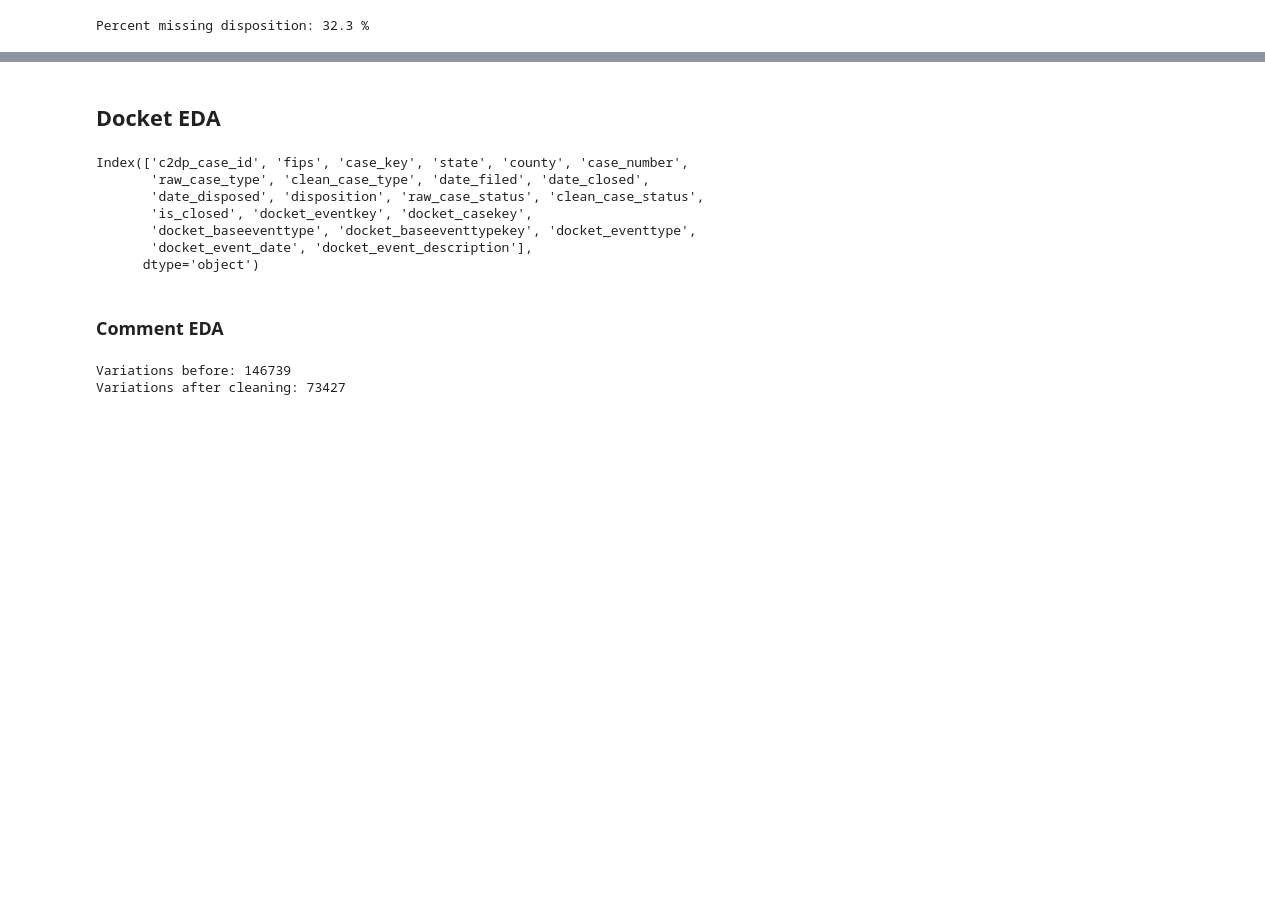
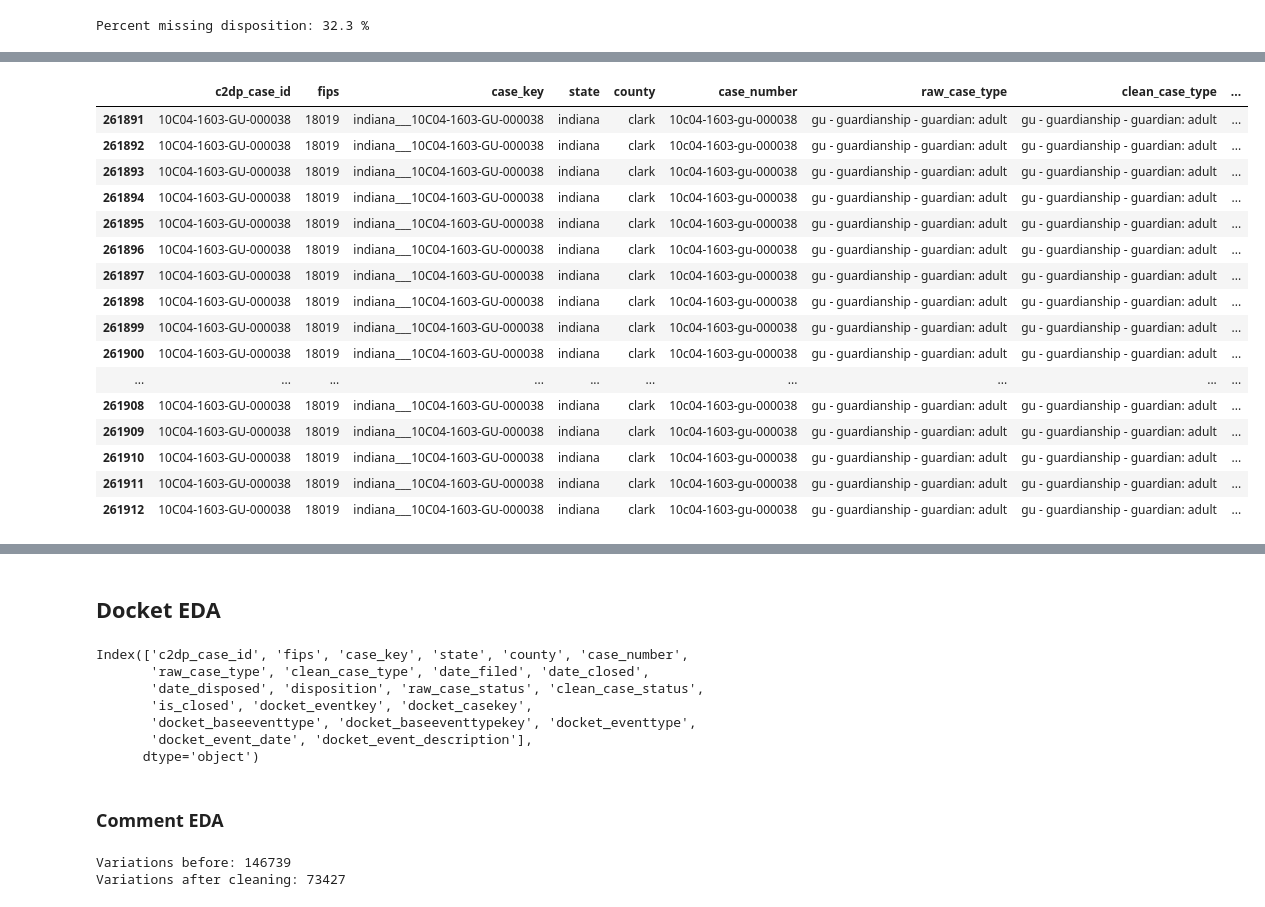
Before and after one commit to rcarroll901/data-driven-justice, a Jupyter notebook: projects/hhs/analysis/indiana-agc-eda.ipynb, the cells around one changed output, grey strips where cells are left out. Cells and saved outputs as stored; diff of their text form; code cells hidden in the pictures; blank space fills up the shorter version.

Commit message:
checkpoint for HHS analysis

```diff
--- a/projects/hhs/analysis/indiana-agc-eda.ipynb
+++ b/projects/hhs/analysis/indiana-agc-eda.ipynb
@@ -22,3 +39,20 @@ missing_outcome_casenums = cdf[~cdf.guardianship_approved & ~cdf.guardianship_de
 print('Percent missing disposition:', round(len(missing_outcome_casenums)/cdf.shape[0]*100, 1), '%')
 # %% [output]
 Percent missing disposition: 32.3 %
+# %%
+def clean_text(df, colname):
+    space_replace_list = ['\n', '\/']
+    for sp in space_replace_list:
+        df[colname] = df[colname].str.replace(sp, ' ', regex=True)
+    df[colname] = df[colname].str.replace("[^A-Za-z ]", '', regex=True)
+    df[colname] = df[colname].str.replace("\s+", ' ', regex=True)
+    df[colname] = df[colname].str.replace(" co\s+", ' co', regex=True)
+    return df[colname].str.strip().str.lower()
+
+ddf['combined_docket_event_description'] = ddf['docket_event_description'].fillna('') + ' ' + ddf['docket_event_comment'].fillna('')
+ddf['combined_docket_event_description'] = clean_text(ddf, 'combined_docket_event_description')
+
+vardf = pd.read_csv('~/Downloads/indiana_2024_variables.csv')
+vardf['value'] = clean_text(vardf, 'value')
+var_dicts = vardf.to_dict('records')
+var_cols = vardf[~vardf.value.isnull()].varname.unique().tolist()
@@ -24,0 +67,17 @@ Percent missing disposition: 32.3 %
+# %%
+check_values = lambda val: (ddf.docket_event_description.str.lower() == val) | ddf.docket_event_comment.str.lower().str.contains(val)
+check_partial_values = lambda val: (ddf.combined_docket_event_description.str.lower().str.contains(val, na=False))
+
+for var in var_dicts:
+    if var['varname'] and (var['value'] == var['value']):
+        try:
+            val = var['value'].lower().strip()
+            ddf[var['varname']] = check_partial_values(val)
+            print(var['varname'], var['value'], ddf[var['varname']].sum())
+        except:
+            print('ERROR', var['value'])
+
+summed_cases = ddf.groupby('case_number')[var_cols].sum().reset_index()
+cdf_merge = cdf.merge(summed_cases, on='case_number', how='left')
+
+keyword_cols = lambda val: [c for c in cdf_merge.columns if c.startswith(val) and val + '_' not in c]
@@ -24,0 +153,20 @@ Percent missing disposition: 32.3 %
+# %%
+ddf[ddf.case_number == '10C04-1603-GU-000038'.lower()]
+# %% [output]
+|  | c2dp_case_id | fips | case_key | state | county | case_number | raw_case_type | clean_case_type | ... |
+| 261891 | 10C04-1603-GU-000038 | 18019 | indiana___10C04-1603-GU-000038 | indiana | clark | 10c04-1603-gu-000038 | gu - guardianship - guardian: adult | gu - guardianship - guardian: adult | ... |
+| 261892 | 10C04-1603-GU-000038 | 18019 | indiana___10C04-1603-GU-000038 | indiana | clark | 10c04-1603-gu-000038 | gu - guardianship - guardian: adult | gu - guardianship - guardian: adult | ... |
+| 261893 | 10C04-1603-GU-000038 | 18019 | indiana___10C04-1603-GU-000038 | indiana | clark | 10c04-1603-gu-000038 | gu - guardianship - guardian: adult | gu - guardianship - guardian: adult | ... |
+| 261894 | 10C04-1603-GU-000038 | 18019 | indiana___10C04-1603-GU-000038 | indiana | clark | 10c04-1603-gu-000038 | gu - guardianship - guardian: adult | gu - guardianship - guardian: adult | ... |
+| 261895 | 10C04-1603-GU-000038 | 18019 | indiana___10C04-1603-GU-000038 | indiana | clark | 10c04-1603-gu-000038 | gu - guardianship - guardian: adult | gu - guardianship - guardian: adult | ... |
+| 261896 | 10C04-1603-GU-000038 | 18019 | indiana___10C04-1603-GU-000038 | indiana | clark | 10c04-1603-gu-000038 | gu - guardianship - guardian: adult | gu - guardianship - guardian: adult | ... |
+| 261897 | 10C04-1603-GU-000038 | 18019 | indiana___10C04-1603-GU-000038 | indiana | clark | 10c04-1603-gu-000038 | gu - guardianship - guardian: adult | gu - guardianship - guardian: adult | ... |
+| 261898 | 10C04-1603-GU-000038 | 18019 | indiana___10C04-1603-GU-000038 | indiana | clark | 10c04-1603-gu-000038 | gu - guardianship - guardian: adult | gu - guardianship - guardian: adult | ... |
+| 261899 | 10C04-1603-GU-000038 | 18019 | indiana___10C04-1603-GU-000038 | indiana | clark | 10c04-1603-gu-000038 | gu - guardianship - guardian: adult | gu - guardianship - guardian: adult | ... |
+| 261900 | 10C04-1603-GU-000038 | 18019 | indiana___10C04-1603-GU-000038 | indiana | clark | 10c04-1603-gu-000038 | gu - guardianship - guardian: adult | gu - guardianship - guardian: adult | ... |
+| ... | ... | ... | ... | ... | ... | ... | ... | ... | ... |
+| 261908 | 10C04-1603-GU-000038 | 18019 | indiana___10C04-1603-GU-000038 | indiana | clark | 10c04-1603-gu-000038 | gu - guardianship - guardian: adult | gu - guardianship - guardian: adult | ... |
+| 261909 | 10C04-1603-GU-000038 | 18019 | indiana___10C04-1603-GU-000038 | indiana | clark | 10c04-1603-gu-000038 | gu - guardianship - guardian: adult | gu - guardianship - guardian: adult | ... |
+| 261910 | 10C04-1603-GU-000038 | 18019 | indiana___10C04-1603-GU-000038 | indiana | clark | 10c04-1603-gu-000038 | gu - guardianship - guardian: adult | gu - guardianship - guardian: adult | ... |
+| 261911 | 10C04-1603-GU-000038 | 18019 | indiana___10C04-1603-GU-000038 | indiana | clark | 10c04-1603-gu-000038 | gu - guardianship - guardian: adult | gu - guardianship - guardian: adult | ... |
+| 261912 | 10C04-1603-GU-000038 | 18019 | indiana___10C04-1603-GU-000038 | indiana | clark | 10c04-1603-gu-000038 | gu - guardianship - guardian: adult | gu - guardianship - guardian: adult | ... |
```
Also changed, not shown: parts of 14 cells of this notebook.
